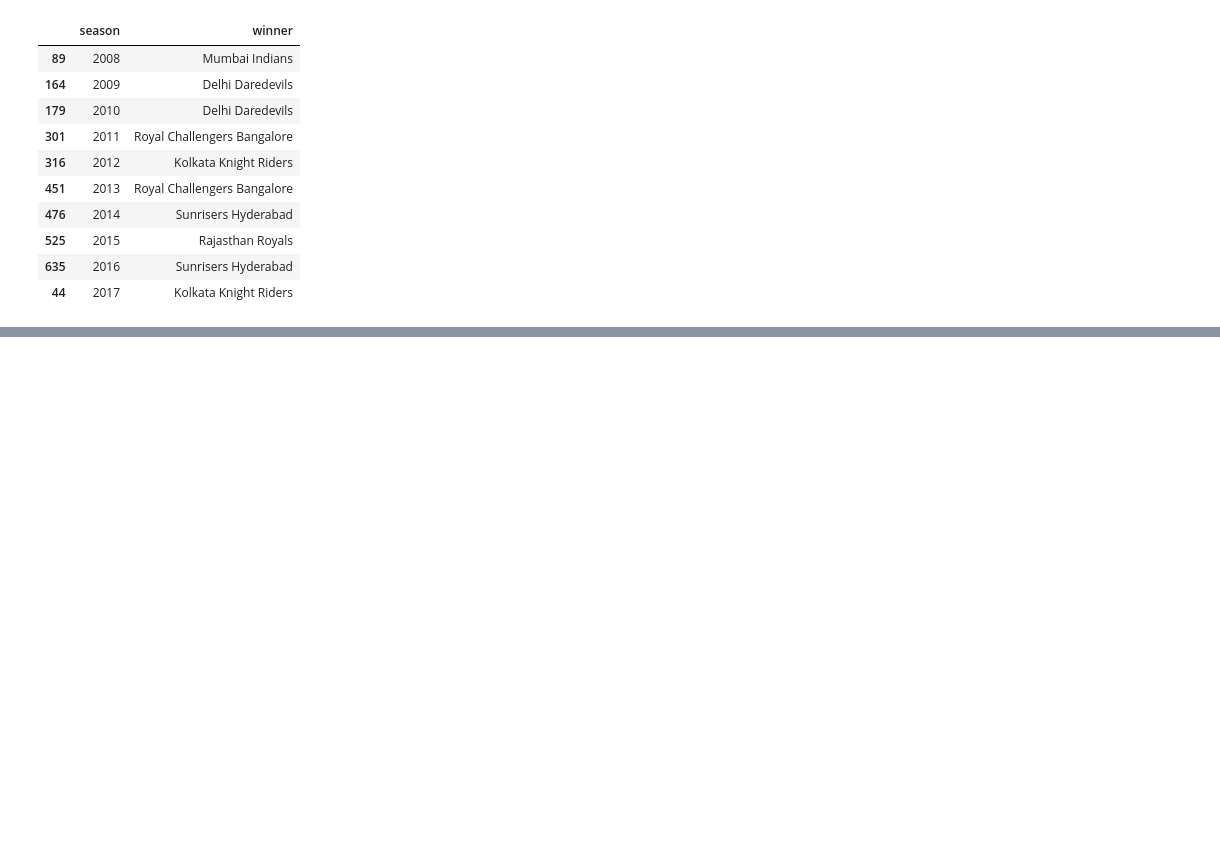
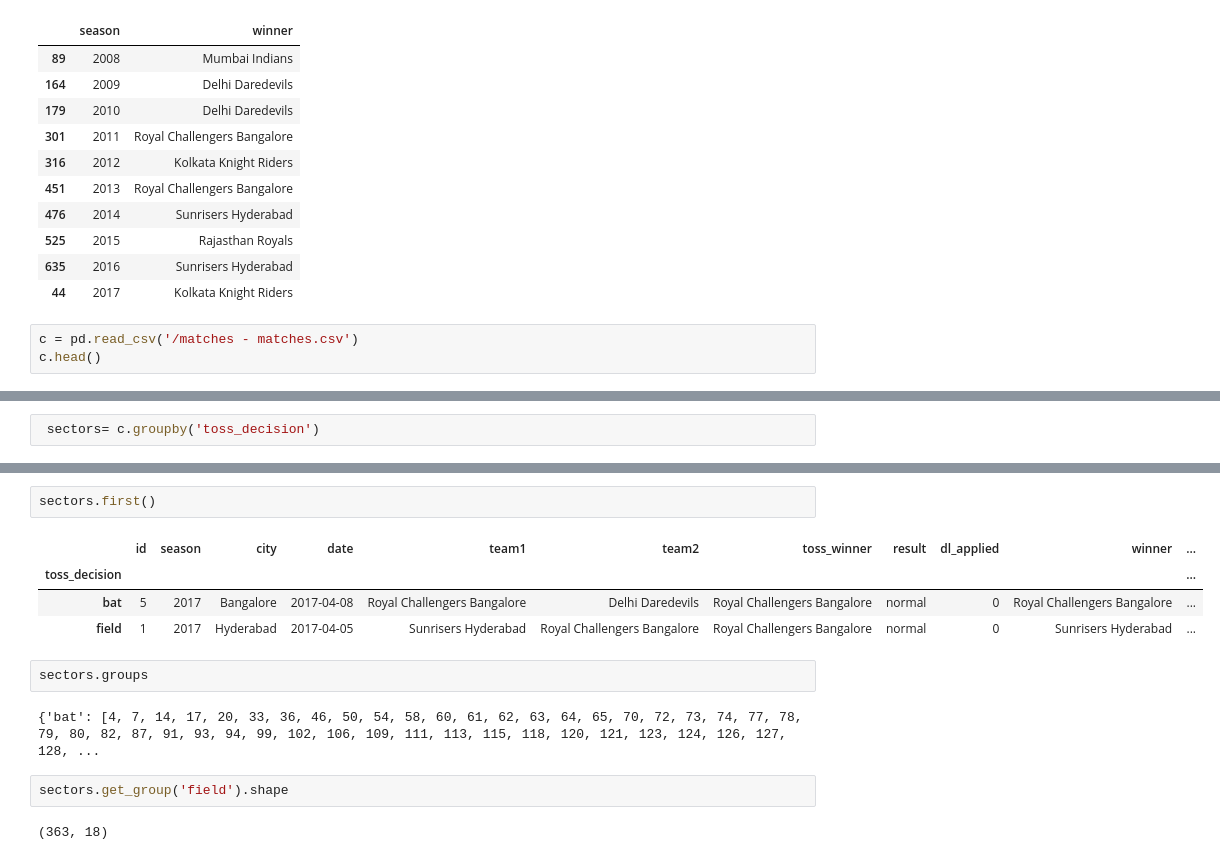
Before and after one commit to addy01l/Machine-learning-, a Jupyter notebook: pandas_IPL_analysis.ipynb, the cells around one changed output, grey strips where cells are left out. Drawn from its saved outputs; the diff is of its cells as text; blank space fills up the shorter version.

```diff
--- a/pandas_IPL_analysis.ipynb
+++ b/pandas_IPL_analysis.ipynb
@@ -405,3 +407,6 @@ df.drop_duplicates(subset = ['season'] , keep = 'last')[['season','winner']].sor
 | 525 | 2015 | Rajasthan Royals |
 | 635 | 2016 | Sunrisers Hyderabad |
 | 44 | 2017 | Kolkata Knight Riders |
+# %%
+c = pd.read_csv('/matches - matches.csv')
+c.head()
@@ -407,0 +420,2 @@ df.drop_duplicates(subset = ['season'] , keep = 'last')[['season','winner']].sor
+# %%
+ sectors= c.groupby('toss_decision')
@@ -407,0 +442,15 @@ df.drop_duplicates(subset = ['season'] , keep = 'last')[['season','winner']].sor
+# %%
+sectors.first()
+# %% [output]
+|  | id | season | city | date | team1 | team2 | toss_winner | result | dl_applied | winner | ... |
+| toss_decision |  |  |  |  |  |  |  |  |  |  | ... |
+| bat | 5 | 2017 | Bangalore | 2017-04-08 | Royal Challengers Bangalore | Delhi Daredevils | Royal Challengers Bangalore | normal | 0 | Royal Challengers Bangalore | ... |
+| field | 1 | 2017 | Hyderabad | 2017-04-05 | Sunrisers Hyderabad | Royal Challengers Bangalore | Royal Challengers Bangalore | normal | 0 | Sunrisers Hyderabad | ... |
+# %%
+sectors.groups
+# %% [output]
+{'bat': [4, 7, 14, 17, 20, 33, 36, 46, 50, 54, 58, 60, 61, 62, 63, 64, 65, 70, 72, 73, 74, 77, 78, 79, 80, 82, 87, 91, 93, 94, 99, 102, 106, 109, 111, 113, 115, 118, 120, 121, 123, 124, 126, 127, 128, ...
+# %%
+sectors.get_group('field').shape
+# %% [output]
+(363, 18)
```
Also changed, not shown: parts of 20 cells of this notebook.
